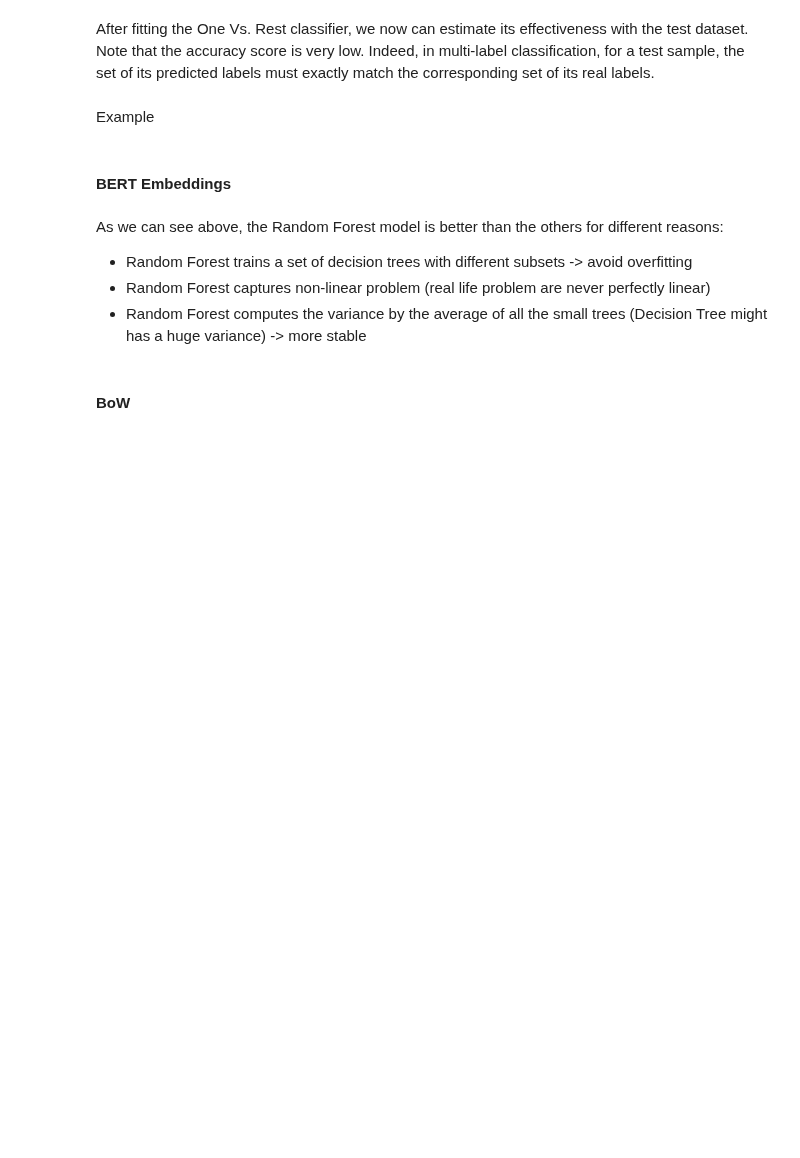
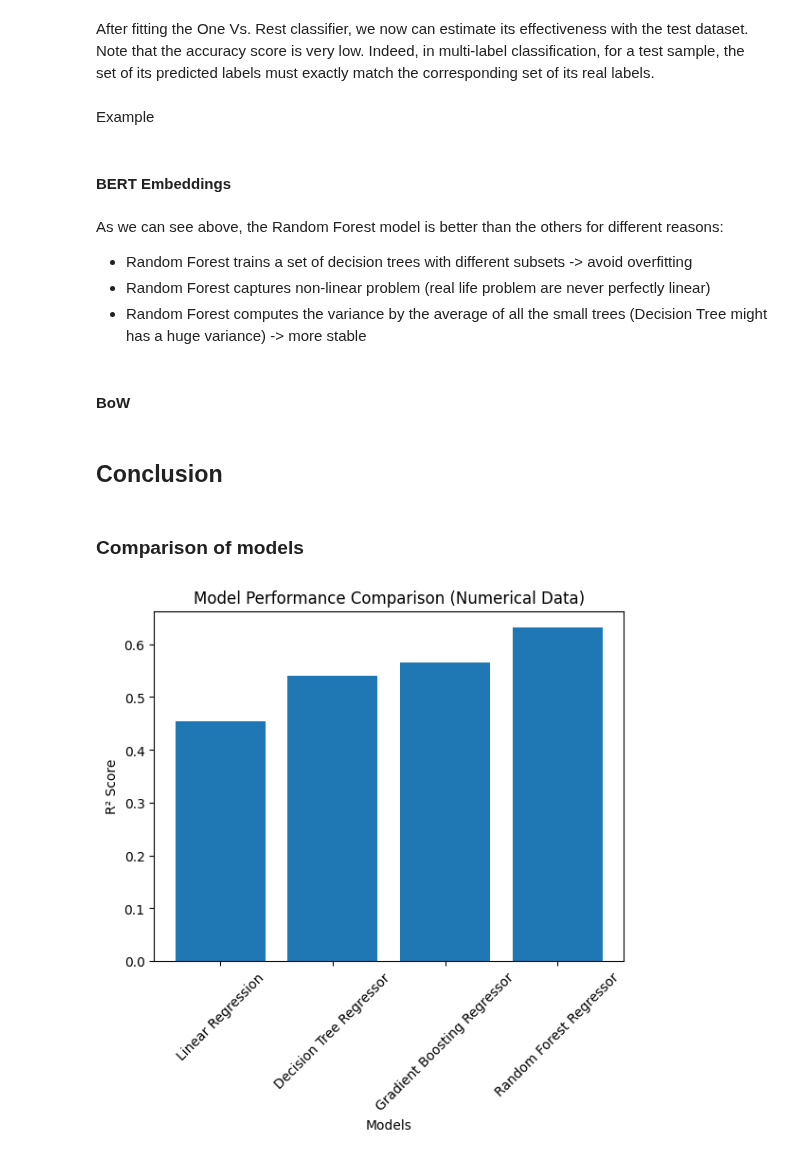
Before and after one commit to 0zzone/machine-learning-efrei-s8, a Jupyter notebook: tmdb.ipynb, the cells around one changed output. Saved outputs shown, nothing was run; the diff lists cells and outputs as text; code cells hidden in the pictures; blank space fills up the shorter version.

```diff
--- a/tmdb.ipynb
+++ b/tmdb.ipynb
@@ -528,3 +533,16 @@ nb_model_text.fit(X_train_vectorized_bow, y_train_text)
 naive_bayes(X_train_vectorized_bow, vectorizer.transform(X_test_text))
 # %%
 MultiLabel_LR(X_train_vectorized_bow, vectorizer.transform(X_test_text))
+# %% [markdown]
+## Conclusion
+# %% [markdown]
+### Comparison of models
+# %%
+plt.bar(models, values)
+plt.xticks(rotation=45)
+plt.xlabel('Models')
+plt.ylabel('R² Score')
+plt.title('Model Performance Comparison (Numerical Data)')
+plt.show()
+# %% [output]
+[figure, added]
```
Also changed, not shown: parts of 6 cells of this notebook.
